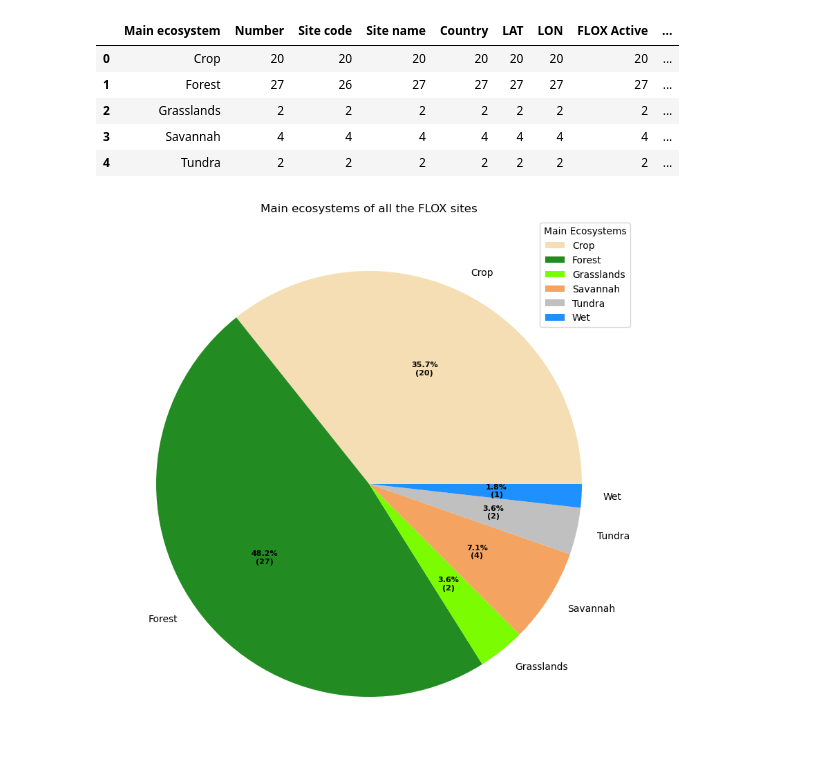
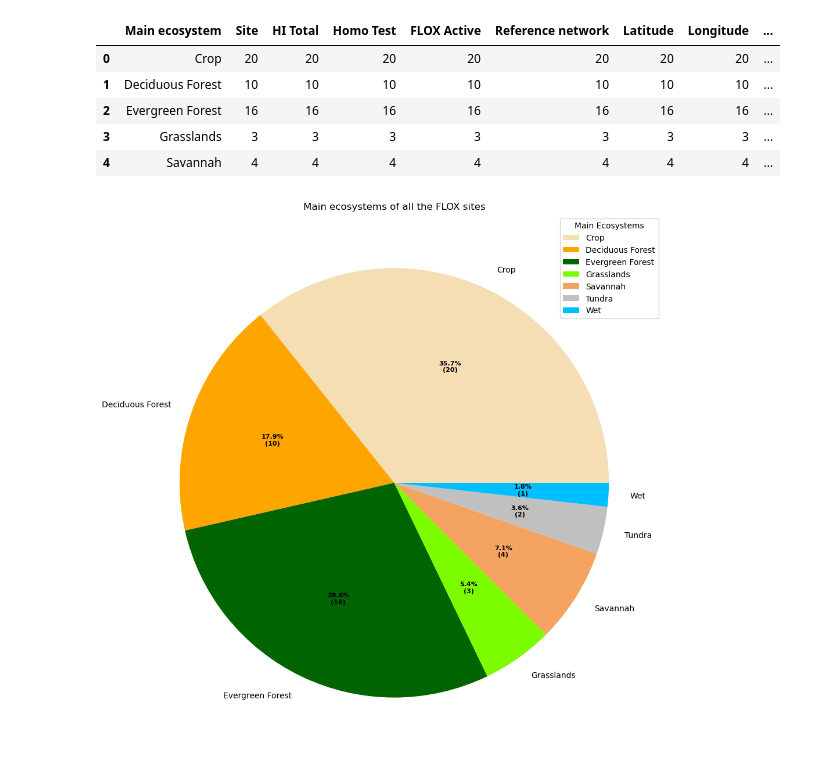
Before and after one commit to IAGO1215/DISCBICOCCA, a Jupyter notebook: NoteBooks Draft/Chart Pan.ipynb, the cells around one changed output. Saved outputs shown, nothing was run; the diff lists cells and outputs as text; code cells hidden in the pictures.

```diff
--- a/NoteBooks Draft/Chart Pan.ipynb
+++ b/NoteBooks Draft/Chart Pan.ipynb
@@ -62,16 +102,17 @@ plt.show()
+# %%
+mycolors = ["wheat", "orange","darkgreen", "lawngreen", "sandybrown","silver",'deepskyblue']
 # %%
 # Creating autocpt arguments
 
-
 def func(pct, allvalues):
-    absolute = int(pct / 100.*np.sum(allvalues))
+    absolute = int(round((pct / 100.*np.sum(allvalues)), 0))
     return "{:.1f}%\n({:d})".format(pct, absolute)
 
 
 # Creating plot
-fig, ax = plt.subplots(figsize=(10, 10))
-wedges, texts, autotexts = ax.pie(df_Passed_Grouped['Number'],
-                                  autopct=lambda pct: func(pct, df_Passed_Grouped['Number']),
+fig, ax = plt.subplots(figsize=(12, 12))
+wedges, texts, autotexts = ax.pie(df_Passed_Grouped['Site'],
+                                  autopct=lambda pct: func(pct, df_Passed_Grouped['Site']),
                                   labels=df_Passed_Grouped['Main ecosystem'],
                                   shadow=False,
                                   colors=mycolors,
@@ -103,14 +144,14 @@ df_Test_Grouped.head()
 # %%
 # Creating autocpt arguments
 def func(pct, allvalues):
-    absolute = int(pct / 100.*np.sum(allvalues))
+    absolute = int(round((pct / 100.*np.sum(allvalues)), 0))
     return "{:.1f}%\n({:d})".format(pct, absolute)
 
 
 # Creating plot
-fig, ax = plt.subplots(figsize=(10, 10))
-wedges, texts, autotexts = ax.pie(df_Test_Grouped['Number'],
-                                  autopct=lambda pct: func(pct, df_Test_Grouped['Number']),
+fig, ax = plt.subplots(figsize=(12, 12))
+wedges, texts, autotexts = ax.pie(df_Test_Grouped['Site'],
+                                  autopct=lambda pct: func(pct, df_Test_Grouped['Site']),
                                   labels=['Failed','Passed'],
                                   shadow=False,
                                   colors=["lightsalmon","lightgreen"],
@@ -124,8 +165,8 @@ plt.setp(autotexts, size=8, weight="bold")
 ax.set_title("Results of homogeneity test of all the FLOX sites")
 
 # show plot
-# ax.legend(wedges, df_Test_Grouped['Homogeneity test passed'],
-#           title="Homogeneity Test Results",
-#           loc="upper right")
+ax.legend(wedges, df_Test_Grouped['Homo Test'],
+          title="Homogeneity Test Results",
+          loc="upper right")
 plt.show()
 # %% [output]
@@ -133,44 +174,41 @@ plt.show()
 # %%
 # Group by main ecosystems
-df_Eco_Grouped = df.groupby('Main ecosystem').count()
+df_Eco_Grouped = df_FLOX.groupby('Main ecosystem').count()
 df_Eco_Grouped = df_Eco_Grouped.reset_index()
 df_Eco_Grouped.head()
 # %% [output]
-|  | Main ecosystem | Number | Site code | Site name | Country | LAT | LON | FLOX Active | ... |
+|  | Main ecosystem | Site | HI Total | Homo Test | FLOX Active | Reference network | Latitude | Longitude | ... |
 | 0 | Crop | 20 | 20 | 20 | 20 | 20 | 20 | 20 | ... |
-| 1 | Forest | 27 | 26 | 27 | 27 | 27 | 27 | 27 | ... |
-| 2 | Grasslands | 2 | 2 | 2 | 2 | 2 | 2 | 2 | ... |
-| 3 | Savannah | 4 | 4 | 4 | 4 | 4 | 4 | 4 | ... |
-| 4 | Tundra | 2 | 2 | 2 | 2 | 2 | 2 | 2 | ... |
+| 1 | Deciduous Forest | 10 | 10 | 10 | 10 | 10 | 10 | 10 | ... |
+| 2 | Evergreen Forest | 16 | 16 | 16 | 16 | 16 | 16 | 16 | ... |
+| 3 | Grasslands | 3 | 3 | 3 | 3 | 3 | 3 | 3 | ... |
+| 4 | Savannah | 4 | 4 | 4 | 4 | 4 | 4 | 4 | ... |
 # %%
-mycolors = ["wheat", "forestgreen", "lawngreen", "sandybrown","silver","dodgerblue"]
-
-
 def func(pct, allvalues):
-    absolute = int(pct / 100.*np.sum(allvalues))
+    absolute = int(round((pct / 100.*np.sum(allvalues)), 0))
     return "{:.1f}%\n({:d})".format(pct, absolute)
 
 
 # Creating plot
-fig, ax = plt.subplots(figsize=(10, 10))
-wedges, texts, autotexts = ax.pie(df_Eco_Grouped['Number'],
-                                  autopct=lambda pct: func(pct, df_Eco_Grouped['Number']),
+fig, ax = plt.subplots(figsize=(12, 12))
+wedges, texts, autotexts = ax.pie(df_Eco_Grouped['Site'],
+                                  autopct=lambda pct: func(pct, df_Eco_Grouped['Site']),
                                   labels=df_Eco_Grouped['Main ecosystem'],
                                   shadow=False,
                                   colors=mycolors,
                                   startangle=0,
                                   wedgeprops={'linewidth': 0, 'edgecolor': "green"},
                                   textprops=dict(color="black"))
 
 
 
 plt.setp(autotexts, size=8, weight="bold")
 ax.set_title("Main ecosystems of all the FLOX sites")
 
 # show plot
 ax.legend(wedges, df_Eco_Grouped['Main ecosystem'],
           title="Main Ecosystems",
           loc="upper right")
 plt.show()
 # %% [output]
-[figure, old version]
+[figure, new version]
```
Also changed, not shown: parts of 18 cells of this notebook, 25 other files.
